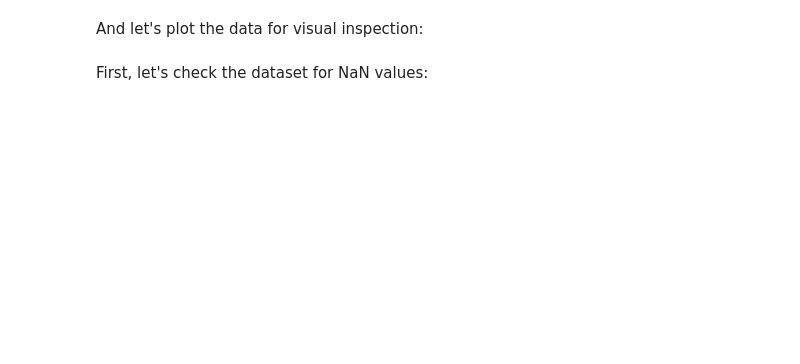
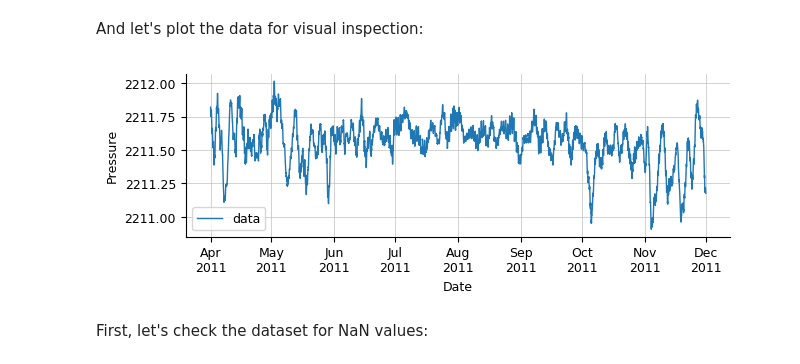
Before and after one commit to AustralianWaterSchool/PythonForHydrologyAndHydrogeology, a Jupyter notebook: Session2/Session2.ipynb, the cells around one changed output. Drawn from its saved outputs; the diff is of its cells as text; code cells hidden in the pictures; blank space fills up the shorter version.

```diff
--- a/Session2/Session2.ipynb
+++ b/Session2/Session2.ipynb
@@ -29,17 +41,15 @@ Next, we'll create a customised plotting function for the plotting of time serie
 %matplotlib inline
 
 mpl.rcParams.update(mpl.rcParamsDefault)
-mpl.rcParams[ 'font.sans-serif'  ] = 'Calibri'
-mpl.rcParams[ 'font.size'        ] = 9
-mpl.rcParams[ 'mathtext.default' ] = 'regular'
+mpl.rcParams[ 'font.size'        ] = 8
 mpl.rcParams[ 'xtick.direction'  ] = 'out'
 mpl.rcParams[ 'ytick.direction'  ] = 'out'
 mpl.rcParams[ 'lines.linewidth'  ] = 1.0
 pd.plotting.register_matplotlib_converters()
 
 def create_formatted_plot(xlabel, ylabel, title=''):
-    f,s = plt.subplots(figsize=[16.00/2.54, 6.00/2.54])
-    s.set_title(title, loc='left', fontsize=9)
+    f,s = plt.subplots(figsize=[20.00/2.54, 6.00/2.54])
+    s.set_title(title, loc='left', fontsize=8)
     s.set_xlabel(xlabel)
     s.set_ylabel(ylabel)
     s.spines['top'].set_visible(False)
@@ -63,11 +93,13 @@ pahute
 And let's plot the data for visual inspection:
 # %%
 f,s = create_formatted_plot(xlabel='Date', ylabel='Pressure')
-s.plot(pahute.index, pahute.GW, label='data')
+s.plot(pahute.GW, label='data') # x array is inferred
 s.xaxis.set_major_formatter(mpl.dates.DateFormatter('%b\n%Y'))
-plt.legend(loc=0)
+plt.legend()
 
 plt.show();
+# %% [output]
+[figure, added]
 # %% [markdown]
 First, let's check the dataset for NaN values:
 # %%
```
Also changed, not shown: parts of 49 cells of this notebook.
